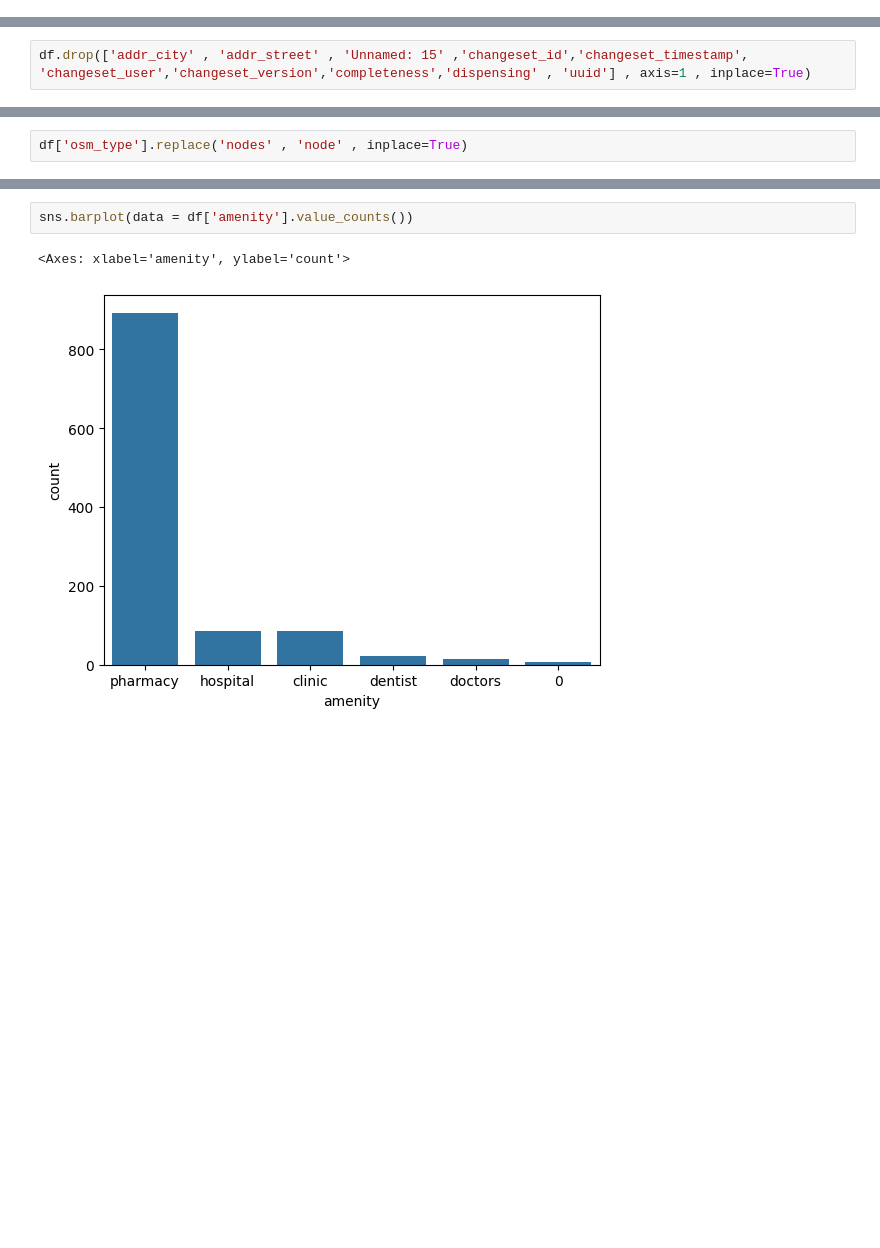
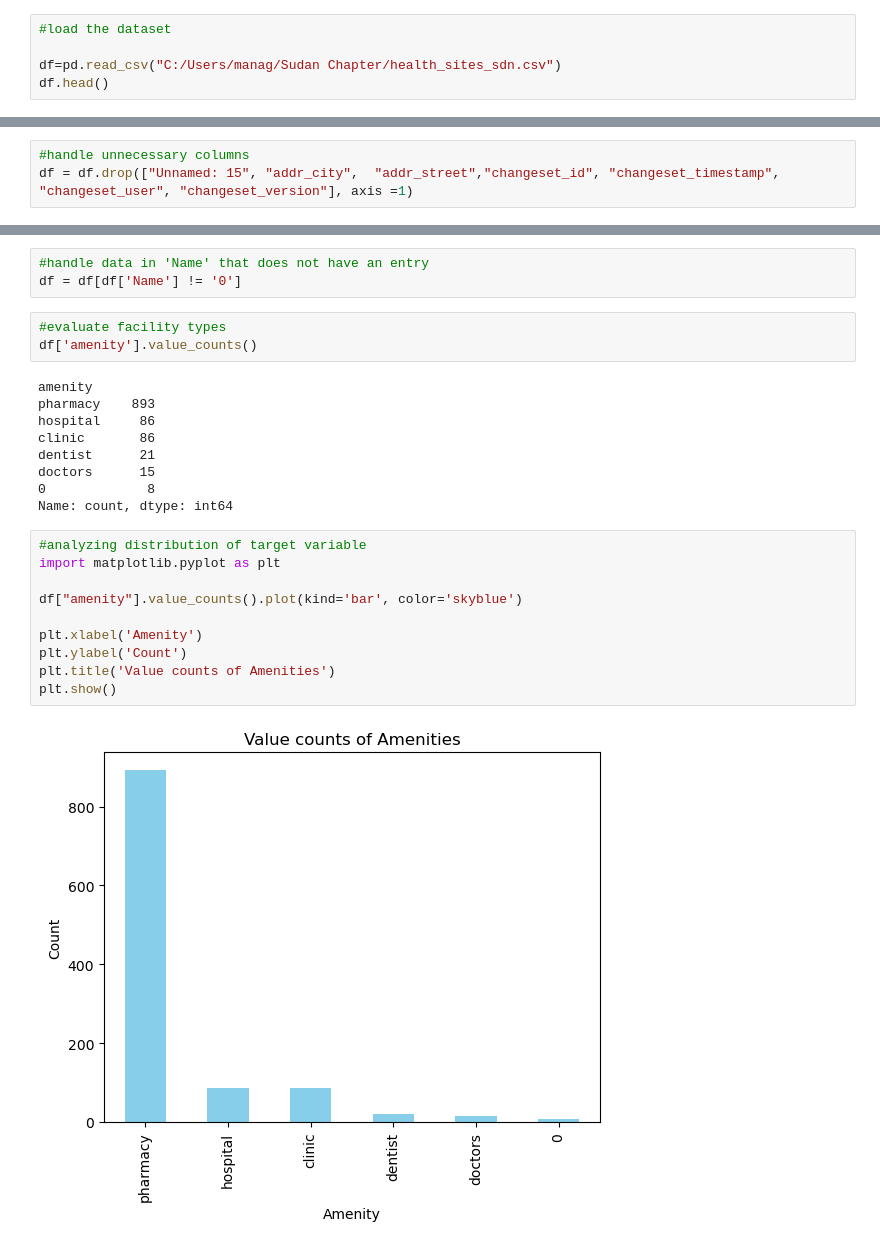
Before and after one commit to OmdenaAI/SudanChapter_AnalyzeHealthcareAccessibility, a Jupyter notebook: 04_Data_analysis/Healthcare_Systems/Health_sites_sdn_EDA.ipynb, the cells around one changed output, grey strips where cells are left out. Drawn from its saved outputs; the diff is of its cells as text; blank space fills up the shorter version.

```diff
--- a/04_Data_analysis/Healthcare_Systems/Health_sites_sdn_EDA.ipynb
+++ b/04_Data_analysis/Healthcare_Systems/Health_sites_sdn_EDA.ipynb
@@ -54,0 +5,5 @@ df.describe()
+# %%
+#load the dataset
+
+df=pd.read_csv("C:/Users/manag/Sudan Chapter/health_sites_sdn.csv")
+df.head()
@@ -55,2 +62,3 @@ df.describe()
 # %%
-df.drop(['addr_city' , 'addr_street' , 'Unnamed: 15' ,'changeset_id','changeset_timestamp',	'changeset_user','changeset_version','completeness','dispensing' , 'uuid'] , axis=1 , inplace=True)
+#handle unnecessary columns
+df = df.drop(["Unnamed: 15", "addr_city",  "addr_street","changeset_id", "changeset_timestamp", "changeset_user", "changeset_version"], axis =1)
@@ -88,2 +64,0 @@ df
-# %%
-df['osm_type'].replace('nodes' , 'node' , inplace=True)
@@ -105,5 +65,27 @@ Text(0.5, 1.0, 'Way VS node')
+# %%
+#handle data in 'Name' that does not have an entry
+df = df[df['Name'] != '0']
 # %%
-sns.barplot(data = df['amenity'].value_counts())
+#evaluate facility types
+df['amenity'].value_counts()
 # %% [output]
-<Axes: xlabel='amenity', ylabel='count'>
+amenity
+pharmacy    893
+hospital     86
+clinic       86
+dentist      21
+doctors      15
+0             8
+Name: count, dtype: int64
-[figure, removed]
+# %%
+#analyzing distribution of target variable
+import matplotlib.pyplot as plt
+
+df["amenity"].value_counts().plot(kind='bar', color='skyblue')
+
+plt.xlabel('Amenity')
+plt.ylabel('Count')
+plt.title('Value counts of Amenities')
+plt.show()
+# %% [output]
+[figure, added]
```
Also changed, not shown: parts of 29 cells of this notebook.
